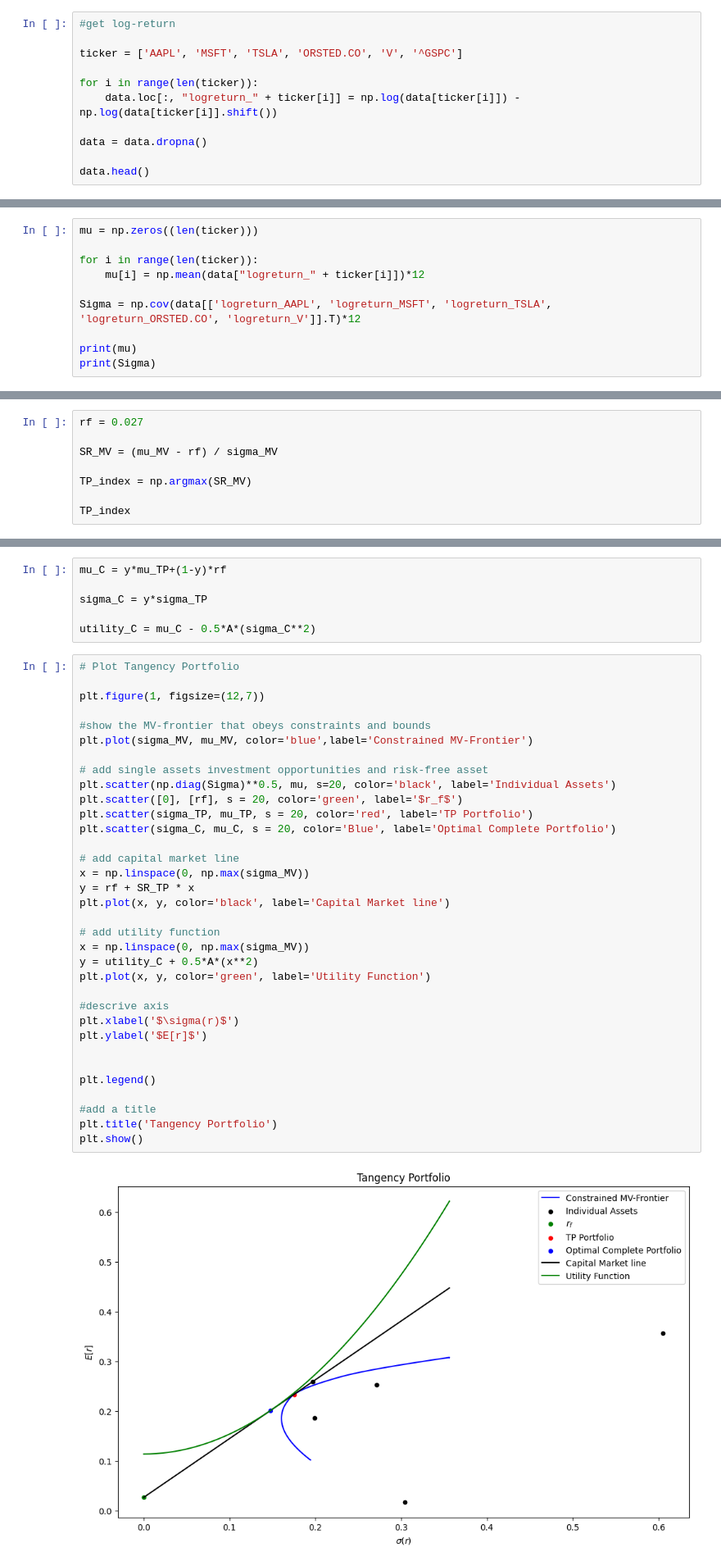
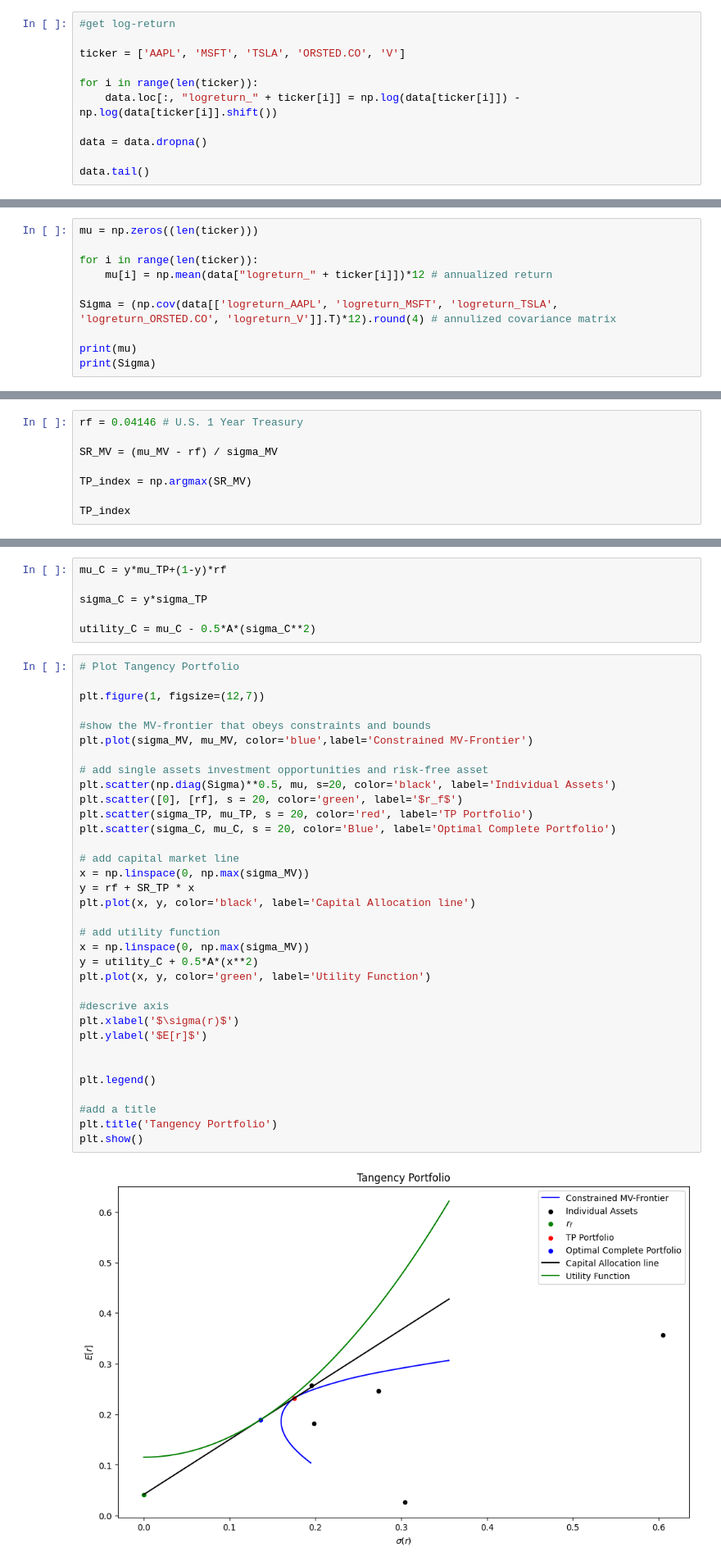
Before and after one commit to DennisSackmann/ProblemSet-1, a Jupyter notebook: main.ipynb, the cells around one changed output, grey strips where cells are left out. Shown: that part at 82% size. Cells and saved outputs as stored; diff of their text form.

```diff
--- a/main.ipynb
+++ b/main.ipynb
@@ -29,14 +30,14 @@ data.head()
 # %%
 #get log-return
 
-ticker = ['AAPL', 'MSFT', 'TSLA', 'ORSTED.CO', 'V', '^GSPC']
+ticker = ['AAPL', 'MSFT', 'TSLA', 'ORSTED.CO', 'V']
 
 for i in range(len(ticker)):
     data.loc[:, "logreturn_" + ticker[i]] = np.log(data[ticker[i]]) - np.log(data[ticker[i]].shift())
 
 data = data.dropna()
 
-data.head()
+data.tail()
 # %% [output]
 |  | AAPL | MSFT | ORSTED.CO | TSLA | V | ^GSPC | logreturn_AAPL | logreturn_MSFT | ... |
 | Date |  |  |  |  |  |  |  |  | ... |
@@ -95,9 +97,9 @@ V: probably normal distributed
 mu = np.zeros((len(ticker)))
 
 for i in range(len(ticker)):
-    mu[i] = np.mean(data["logreturn_" + ticker[i]])*12
+    mu[i] = np.mean(data["logreturn_" + ticker[i]])*12 # annualized return
 
-Sigma = np.cov(data[['logreturn_AAPL', 'logreturn_MSFT', 'logreturn_TSLA', 'logreturn_ORSTED.CO', 'logreturn_V']].T)*12
+Sigma = (np.cov(data[['logreturn_AAPL', 'logreturn_MSFT', 'logreturn_TSLA', 'logreturn_ORSTED.CO', 'logreturn_V']].T)*12).round(4) # annulized covariance matrix
 
 print(mu)
 print(Sigma)
@@ -250,7 +252,7 @@ plt.show()
 # %% [markdown]
 # Tangency Portfolio
 # %%
-rf = 0.027
+rf = 0.04146 # U.S. 1 Year Treasury
 
 SR_MV = (mu_MV - rf) / sigma_MV
 
@@ -302,35 +304,35 @@ plt.figure(1, figsize=(12,7))
 
 #show the MV-frontier that obeys constraints and bounds
 plt.plot(sigma_MV, mu_MV, color='blue',label='Constrained MV-Frontier')
 
 # add single assets investment opportunities and risk-free asset
 plt.scatter(np.diag(Sigma)**0.5, mu, s=20, color='black', label='Individual Assets')
 plt.scatter([0], [rf], s = 20, color='green', label='$r_f$')
 plt.scatter(sigma_TP, mu_TP, s = 20, color='red', label='TP Portfolio')
 plt.scatter(sigma_C, mu_C, s = 20, color='Blue', label='Optimal Complete Portfolio')
 
 # add capital market line
 x = np.linspace(0, np.max(sigma_MV))
 y = rf + SR_TP * x
-plt.plot(x, y, color='black', label='Capital Market line')
+plt.plot(x, y, color='black', label='Capital Allocation line')
 
 # add utility function
 x = np.linspace(0, np.max(sigma_MV))
 y = utility_C + 0.5*A*(x**2)
 plt.plot(x, y, color='green', label='Utility Function')
 
 #descrive axis
 plt.xlabel('$\sigma(r)$')
 plt.ylabel('$E[r]$')
 
 
 plt.legend()
 
 #add a title
 plt.title('Tangency Portfolio')
 plt.show()
 # %% [output]
-[figure, old version]
+[figure, new version]
 # %% [markdown]
 # Decomposing expected portfolio performance (return and risk) into systematic ans idiosyncratic components
 # %%
```
Also changed, not shown: parts of 24 cells of this notebook, 4 other files.
